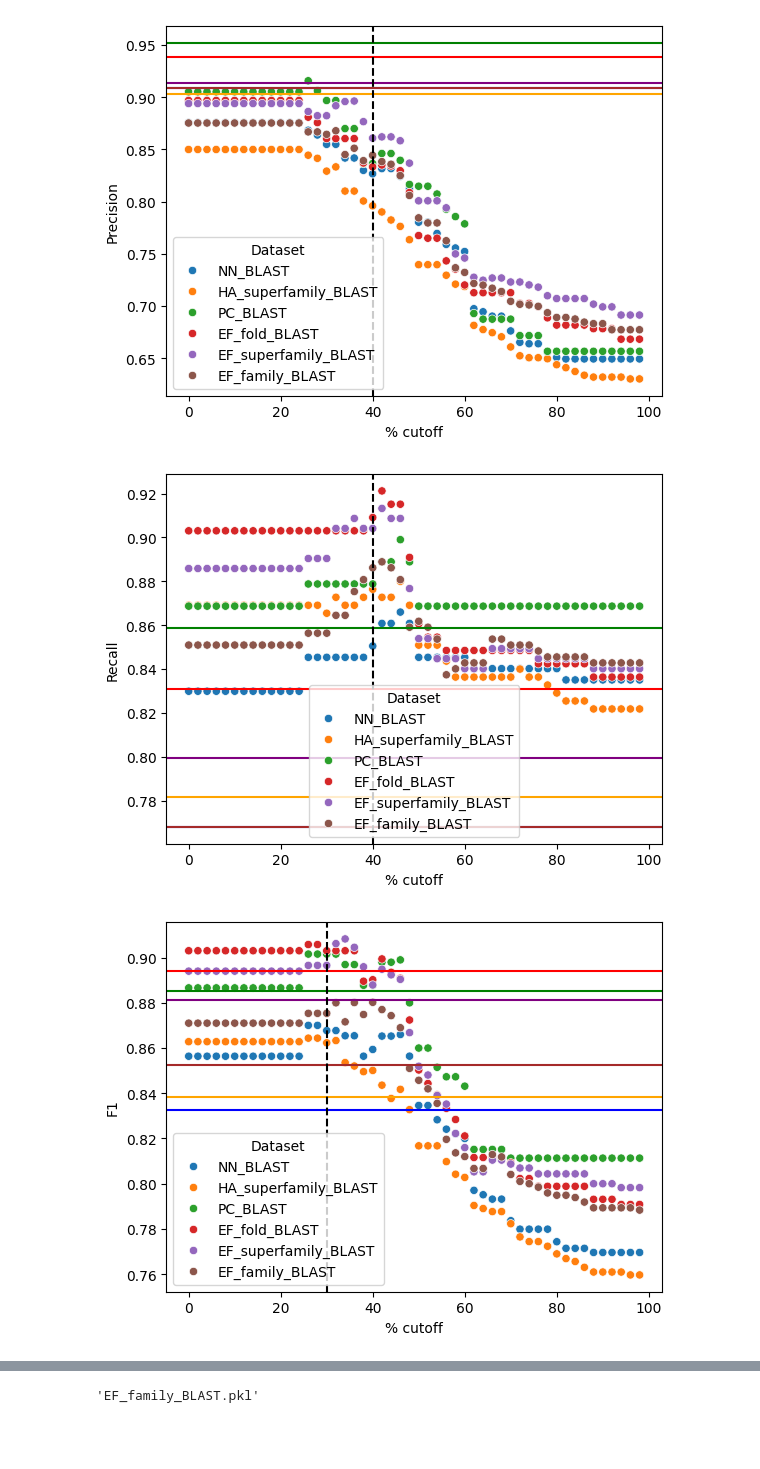
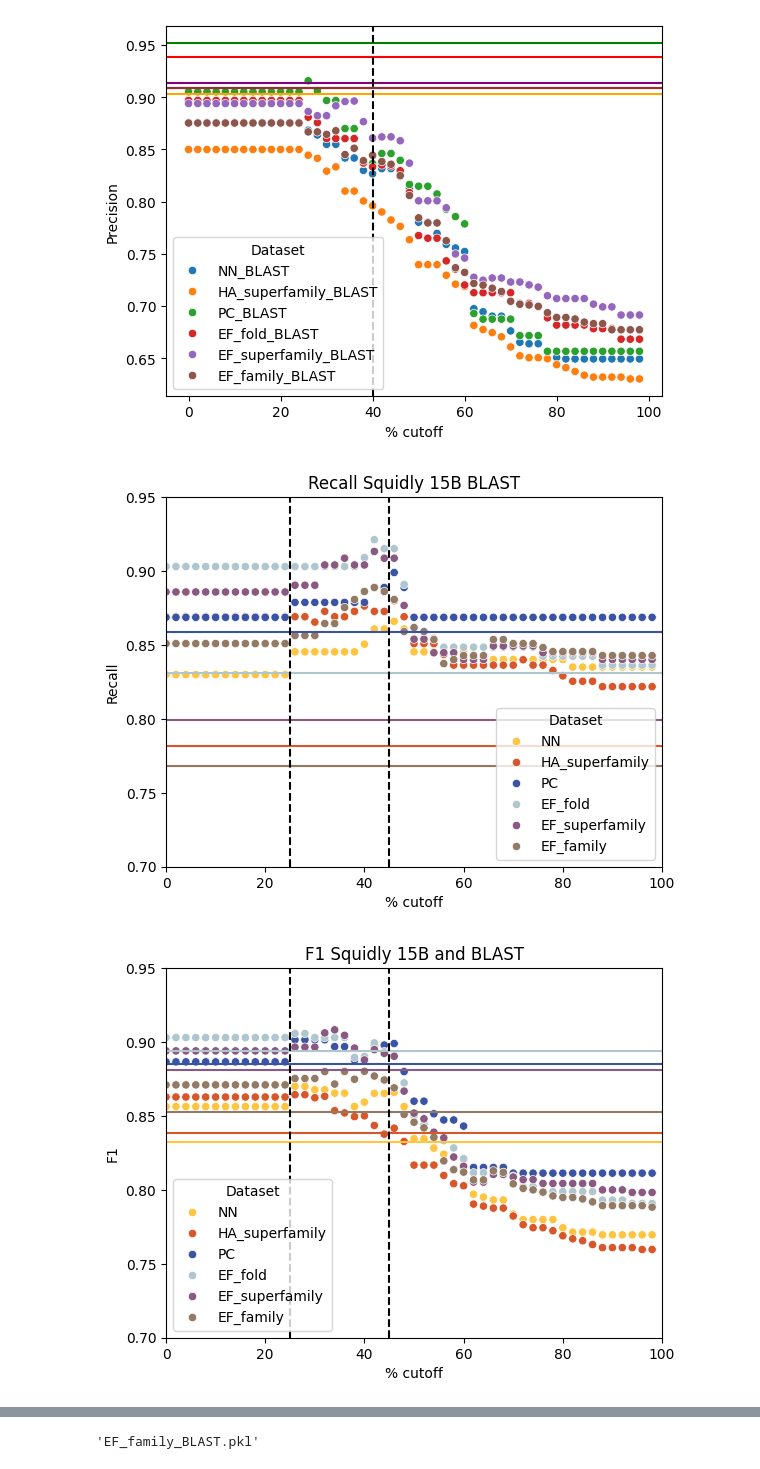
Before and after one commit to WRiegs/Squidly, a Jupyter notebook: enzyme_datasets_benchmark/Benchmark-AEGAN.ipynb, the cells around one changed output, grey strips where cells are left out. Drawn from its saved outputs; the diff is of its cells as text; code cells hidden in the pictures; blank space fills up the shorter version.

```diff
--- a/enzyme_datasets_benchmark/Benchmark-AEGAN.ipynb
+++ b/enzyme_datasets_benchmark/Benchmark-AEGAN.ipynb
@@ -528,25 +531,38 @@ df.to_csv('Ensemble_Squidly_15B.csv', index=False)
 # %%
-ax = sns.scatterplot(df, x='% cutoff', y='Recall', hue='Dataset')
-ax.axhline(0.768041237, c='Blue')
-ax.axhline(0.781818182, c='Orange')
-ax.axhline(0.858585859, c='green')
-ax.axhline(0.831050228, c='red')
-ax.axhline(0.799457995, c='purple')
-ax.axhline(0.768041237, c='brown')
-ax.axvline(40, c='black', linestyle = 'dashed')
+plt.rcParams['svg.fonttype'] = 'none'
+
+sns.color_palette(['#FFC440', '#D7572B', '#3A53A4', '#AFC6CF', '#895981', '#937A64'])
+ax = sns.scatterplot(df, x='% cutoff', y='Recall', hue='Dataset', palette=['#FFC440', '#D7572B', '#3A53A4', '#AFC6CF', '#895981', '#937A64'])
+ax.axhline(0.768041237, c='#FFC440')
+ax.axhline(0.781818182, c='#D7572B')
+ax.axhline(0.858585859, c='#3A53A4')
+ax.axhline(0.831050228, c='#AFC6CF')
+ax.axhline(0.799457995, c='#895981')
+ax.axhline(0.768041237, c='#937A64')
+ax.axvline(25, c='black', linestyle = 'dashed')
+ax.axvline(45, c='black', linestyle = 'dashed')
+plt.title('Recall Squidly 15B BLAST')
+plt.ylim(0.7, 0.95)
+plt.xlim(0, 100)
+plt.savefig('figures/Recall_15B_BLAST.svg')
 plt.show()
 # %% [output]
-[figure, old version]
+[figure, new version]
 # %%
-ax = sns.scatterplot(df, x='% cutoff', y='F1', hue='Dataset')
-ax.axhline(0.832402235, c='Blue')
-ax.axhline(0.838206628, c='Orange')
-ax.axhline(0.885416667, c='green')
-ax.axhline(0.893890675, c='red')
-ax.axhline(0.881355932, c='purple')
-ax.axhline(0.852601156, c='brown')
-ax.axvline(30, c='black', linestyle = 'dashed')
+ax = sns.scatterplot(df, x='% cutoff', y='F1', hue='Dataset', palette=['#FFC440', '#D7572B', '#3A53A4', '#AFC6CF', '#895981', '#937A64'])
+ax.axhline(0.832402235, c='#FFC440')
+ax.axhline(0.838206628, c='#D7572B')
+ax.axhline(0.885416667, c='#3A53A4')
+ax.axhline(0.893890675, c='#AFC6CF')
+ax.axhline(0.881355932, c='#895981')
+ax.axhline(0.852601156, c='#937A64')
+ax.axvline(25, c='black', linestyle = 'dashed')
+ax.axvline(45, c='black', linestyle = 'dashed')
+plt.ylim(0.7, 0.95)
+plt.xlim(0, 100)
+plt.title('F1 Squidly 15B and BLAST')
+plt.savefig('figures/F1_15B_BLAST.svg')
 plt.show()
 # %% [output]
-[figure, old version]
+[figure, new version]
 # %%
```
Also changed, not shown: parts of 3 cells of this notebook, 3 other files.
